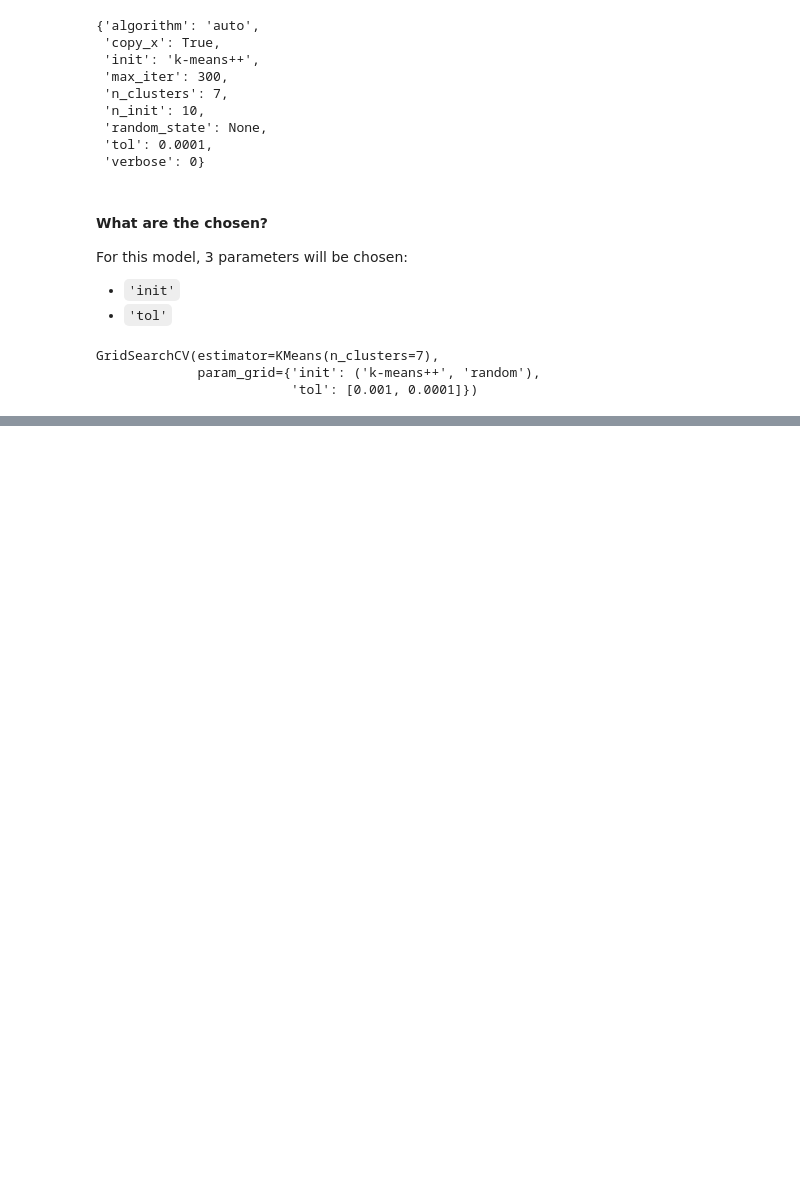
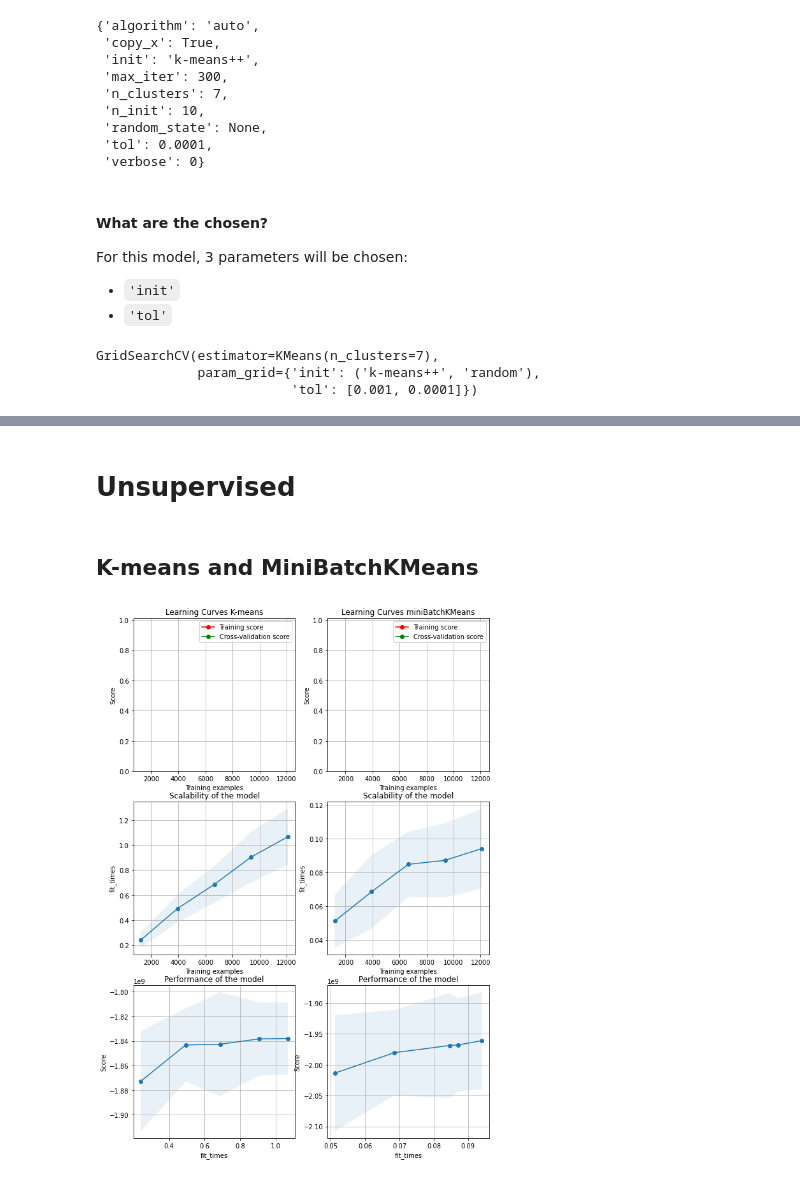
Before and after one commit to BustamJos3/ia4eng_jdbs_afmp_project, a Jupyter notebook: 03_modelos.ipynb, the cells around one changed output, grey strips where cells are left out. Saved outputs shown, nothing was run; the diff lists cells and outputs as text; code cells hidden in the pictures; blank space fills up the shorter version.

```diff
--- a/03_modelos.ipynb
+++ b/03_modelos.ipynb
@@ -239,4 +239,4 @@ bestKmeans=KMeans(n_clusters=7,init='random',tol=0.001)
 # %%
 # fitting
-bestKmeans.fit(X_train)
+bestKmeans.fit(X_train.values)
 # %% [output]
@@ -253,0 +258,2 @@ len((bestKmeans.predict(X_testValidation)+1==y_testValidation)[(bestKmeans.predi
+# %%
+miniKMeansCluster=MiniBatchKMeans(n_clusters=7)
@@ -253,0 +280,9 @@ len((bestKmeans.predict(X_testValidation)+1==y_testValidation)[(bestKmeans.predi
+# %%
+#dictionary with selected parameters to begin the hyperparemeter search
+parameters={'init':('k-means++', 'random'),
+            'tol': [0.001,0.0001],
+            }
+gridCV_miniKC=GridSearchCV(miniKMeansCluster,parameters)
+# %%
+#fitting
+gridCV_miniKC.fit(X_train.values)
@@ -253,0 +529,41 @@ len((bestKmeans.predict(X_testValidation)+1==y_testValidation)[(bestKmeans.predi
+# %% [markdown]
+# Unsupervised
+# %% [markdown]
+## K-means and MiniBatchKMeans
+# %%
+fig, axes = plt.subplots(3, 2, figsize=(10, 15))
+title = "Learning Curves K-means"
+cv = ShuffleSplit(n_splits=50, test_size=0.2, random_state=0)
+estimator = gridCV_KMeans.best_estimator_
+
+plot_learning_curve(
+    estimator,
+    title,
+    df_prepro.values,
+    y=None,
+    axes=axes[:, 0],
+    ylim=(0, 1.01),
+    cv=cv,
+    n_jobs=4,
+    scoring=None,
+)
+
+title = "Learning Curves miniBatchKMeans"
+# SVC is more expensive so we do a lower number of CV iterations:
+cv = ShuffleSplit(n_splits=50, test_size=0.2, random_state=0)
+estimator = gridCV_miniKC.best_estimator_
+plot_learning_curve(
+    estimator,
+    title,
+    df_prepro.values,
+    y=None,
+    axes=axes[:, 1],
+    ylim=(0, 1.01),
+    cv=cv,
+    n_jobs=4,
+    scoring=None,
+)
+
+plt.show()
+# %% [output]
+[figure, added]
```
Also changed, not shown: parts of 26 cells of this notebook, 1 other file.
